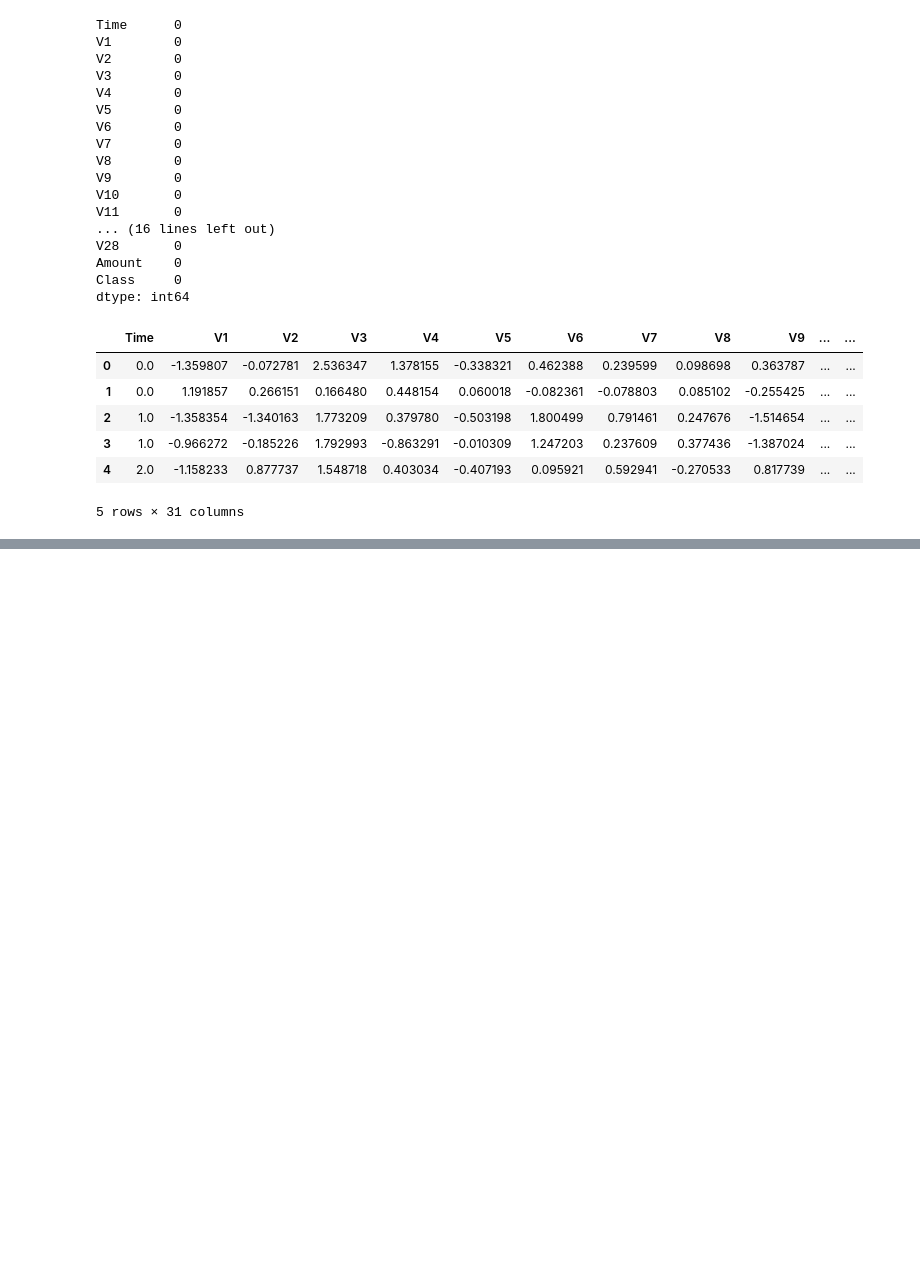
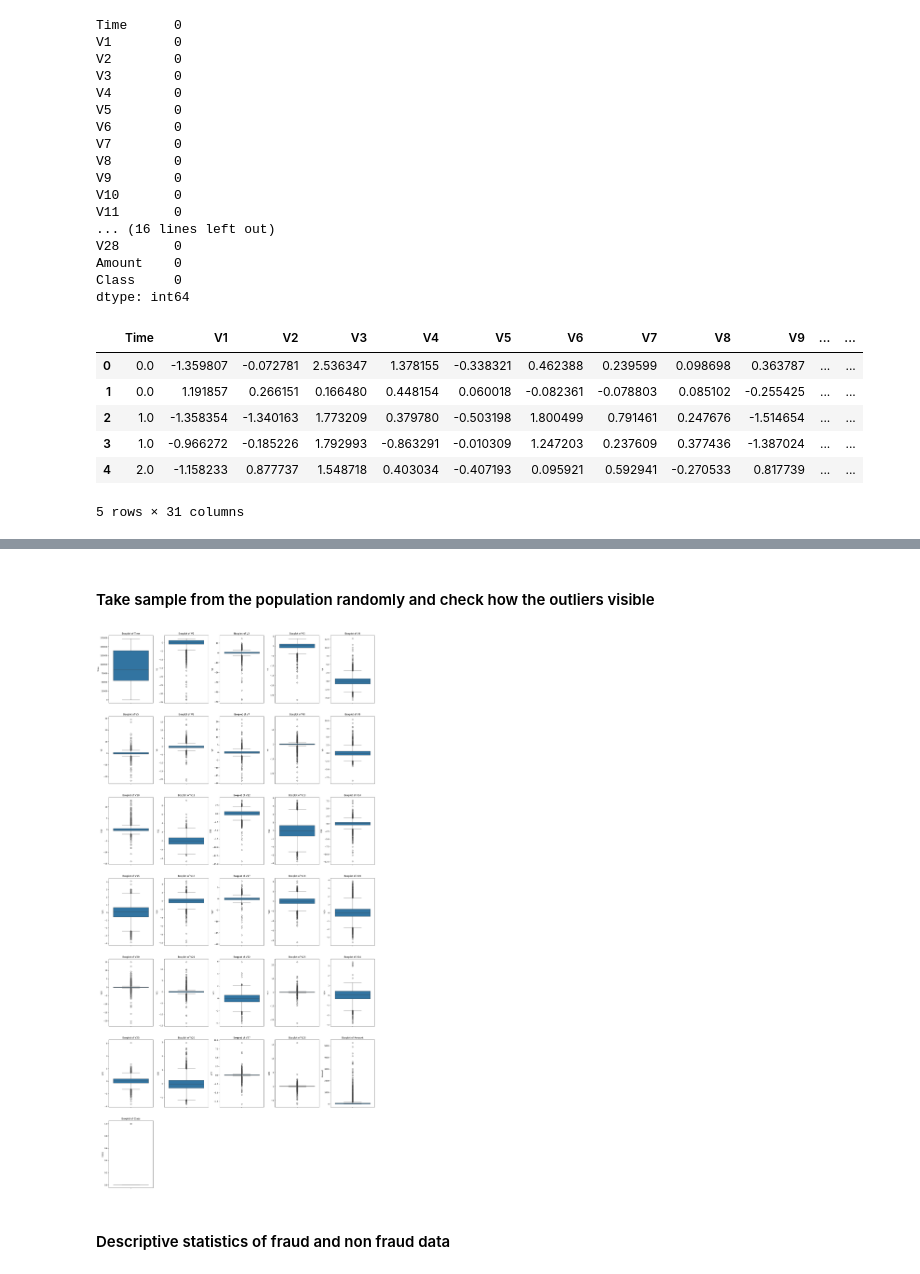
Before and after one commit to ShamindaKanchana/CreditCard_Fraud_Detection, a Jupyter notebook: creditCard_fraudDetection.ipynb, the cells around one changed output, grey strips where cells are left out. Saved outputs shown, nothing was run; the diff lists cells and outputs as text; code cells hidden in the pictures; blank space fills up the shorter version.

```diff
--- a/creditCard_fraudDetection.ipynb
+++ b/creditCard_fraudDetection.ipynb
@@ -44,0 +56,38 @@ credit_card_Df.head()
+# %% [markdown]
+#### Take sample from the population randomly and check how the outliers visible
+# %%
+
+import seaborn as sns
+
+
+
+sample_size = 10000
+if len(credit_card_Df) > sample_size:
+    sampled_df = credit_card_Df.sample(n=sample_size, random_state=42)
+else:
+    sampled_df = credit_card_Df
+
+
+num_cols = len(credit_card_Df.columns)
+ncols = 5
+nrows = (num_cols // ncols) + (num_cols % ncols > 0)
+
+fig, ax = plt.subplots(ncols=ncols, nrows=nrows, figsize=(20, 40))
+ax = ax.flatten()
+
+# Plot each column as a boxplot
+for index, col in enumerate(sampled_df.columns):
+    sns.boxplot(y=sampled_df[col], ax=ax[index])
+    ax[index].set_title(f"Boxplot of {col}")
+    ax[index].set_xlabel("")
+
+
+for i in range(len(sampled_df.columns), len(ax)):
+    fig.delaxes(ax[i])
+
+plt.tight_layout(pad=0.5, w_pad=0.7, h_pad=5.0)
+plt.show()
+# %% [output]
+[figure, added]
+# %% [markdown]
+#### Descriptive statistics of fraud and non fraud data
```
Also changed, not shown: parts of 6 cells of this notebook.
